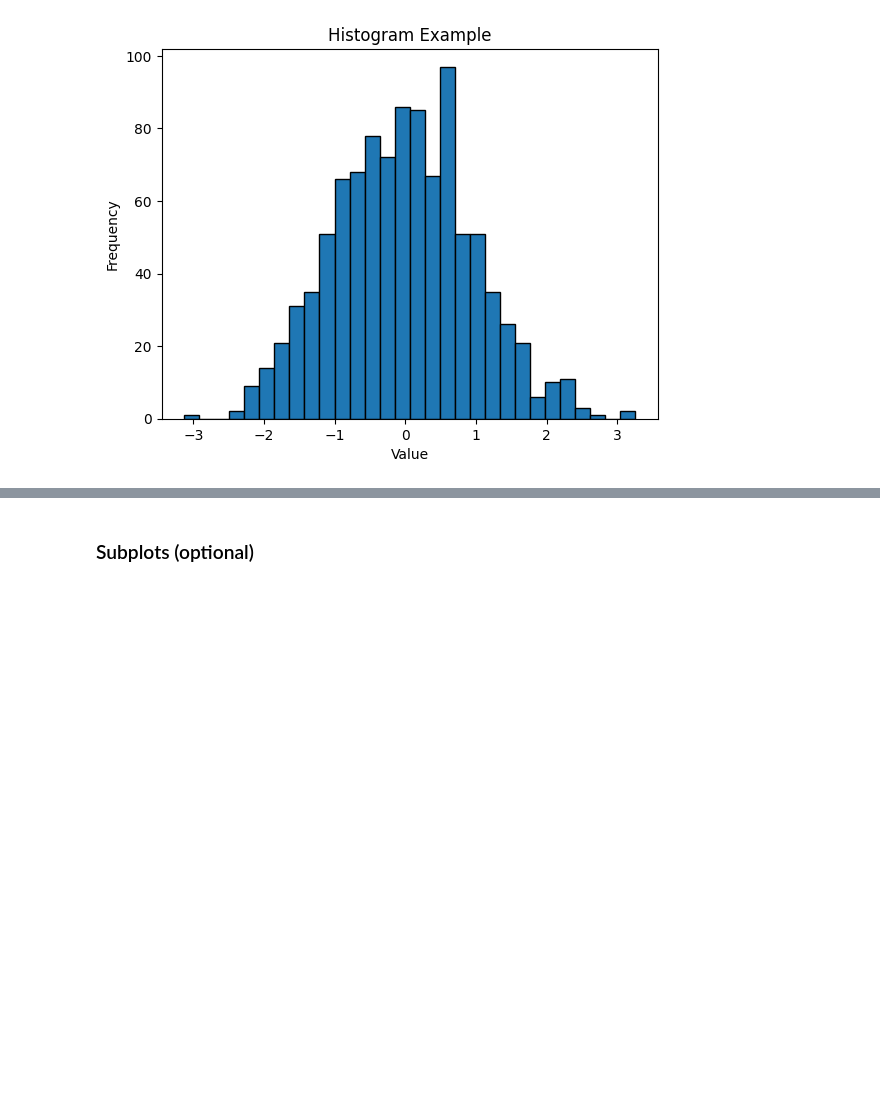
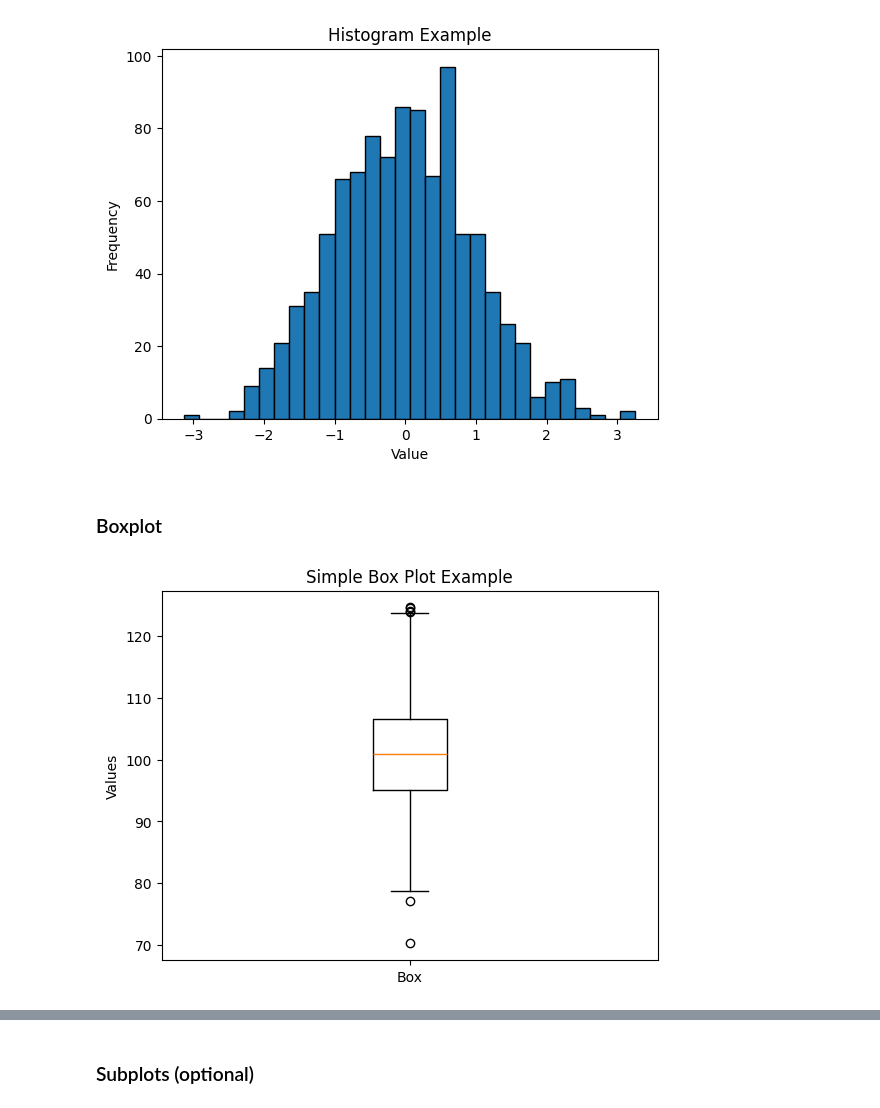
Before and after one commit to kamrik/PyData2024, a Jupyter notebook: 3-Numpy/lab3_Reading.ipynb, the cells around one changed output, grey strips where cells are left out. Drawn from its saved outputs; the diff is of its cells as text; code cells hidden in the pictures; blank space fills up the shorter version.

Commit message:
boxplot added and lab 4 started

```diff
--- a/3-Numpy/lab3_Reading.ipynb
+++ b/3-Numpy/lab3_Reading.ipynb
@@ -326,3 +326,24 @@ plt.ylabel('Frequency')
 plt.show()
 # %% [output]
 [figure]
+# %% [markdown]
+### Boxplot
+# %%
+from matplotlib import pyplot as plt
+import numpy as np
+# Create some random data
+np.random.seed(10)
+data = [np.random.normal(100, 10, 200)]
+
+# print(data)
+# Create a box plot
+plt.boxplot(data, labels=['Box'])
+
+# Add a title and labels
+plt.title("Simple Box Plot Example")
+plt.ylabel("Values")
+
+# Show the plot
+plt.show()
+# %% [output]
+[figure, added]
```
Also changed, not shown: parts of 1 cell of this notebook, 1 other file.
